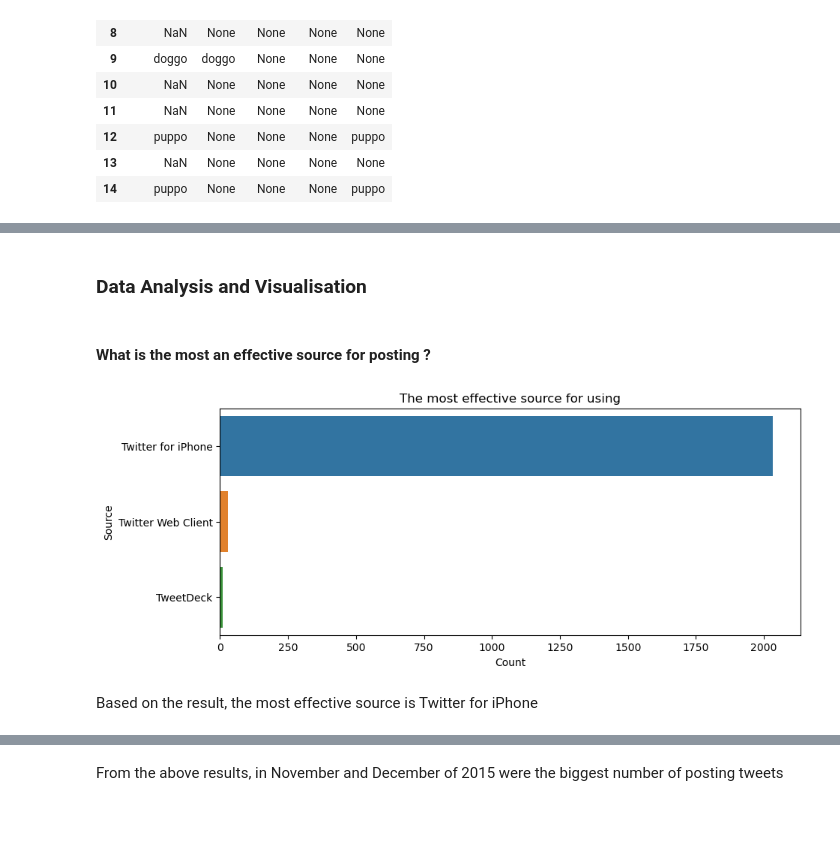
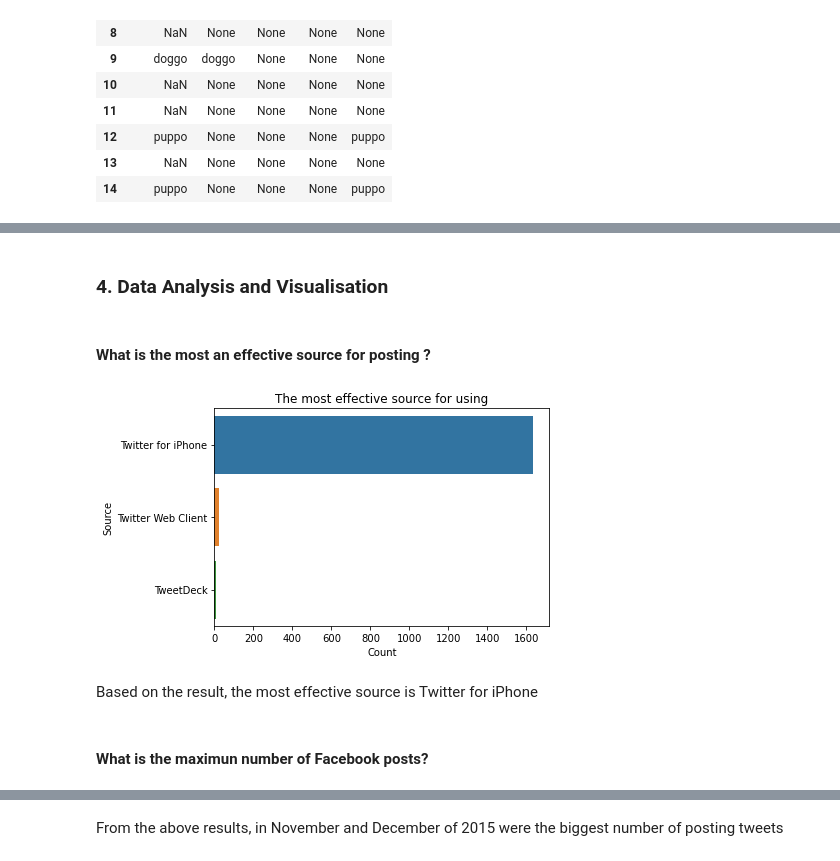
Before and after one commit to HPashchenko/Wrangle_and_Analyze_Data, a Jupyter notebook: wrangle_act.ipynb, the cells around one changed output, grey strips where cells are left out. Cells and saved outputs as stored; diff of their text form; code cells hidden in the pictures; blank space fills up the shorter version.

```diff
--- a/wrangle_act.ipynb
+++ b/wrangle_act.ipynb
@@ -433,3 +457,6 @@ There are many columns in this dataframe making it hard to read, and some will n
 # %%
+df_twitter_archive_clean = df_twitter_archive_clean[df_twitter_archive_clean['in_reply_to_status_id'].isnull()]
+df_twitter_archive_clean = df_twitter_archive_clean[df_twitter_archive_clean['retweeted_status_id'].isnull()]
+df_twitter_archive_clean = df_twitter_archive_clean[df_twitter_archive_clean['retweeted_status_timestamp'].isnull()]
 df_twitter_archive_clean.drop(['in_reply_to_status_id', 'in_reply_to_user_id', 'retweeted_status_id',
-                      'retweeted_status_user_id', 'retweeted_status_timestamp', 'expanded_urls'], axis=1, inplace=True)
+                               'retweeted_status_user_id', 'retweeted_status_timestamp', 'expanded_urls'], axis=1, inplace=True)
@@ -617,10 +724,6 @@ Rename non-descriptive columns
 # %%
-df_images_clean = df_images_clean.rename(columns={'p1': 'first_prediction',
-                                                  'p1_conf': 'first_pred_conf',
-                                                  'p2': 'second_prediction',
-                                                  'p2_conf': 'second_pred_conf',
-                                                  'p3': 'third_prediction',
-                                                  'p3_conf': 'third_pred_conf',
-                                                  'p1_dog': 'dog_first_pred',
-                                                  'p2_dog': 'dog_second_pred',
-                                                  'p3_dog': 'dog_third_pred'})
+df_images_clean = df_images_clean.drop(['img_num', 'p1',
+                                        'p1_conf', 'p1_dog',
+                                        'p2', 'p2_conf',
+                                        'p2_dog', 'p3',
+                                        'p3_conf', 'p3_dog'], 1)
@@ -636,12 +736,7 @@ df_images_clean.head()
 # %%
 twitter_archive_final = pd.merge(df_twitter_archive_clean,
                                  df_images_clean.loc[:,
-                                                     ['tweet_id','jpg_url',
-                                                      'img_num', 'first_prediction',
-                                                      'first_pred_conf', 'dog_first_pred',
-                                                      'second_prediction', 'second_pred_conf',
-                                                      'dog_second_pred', 'third_prediction',
-                                                      'third_pred_conf', 'dog_third_pred']],
+                                                     ['tweet_id','jpg_url', 'dog_type', 'confidence_list']],
                                  on='tweet_id', how='inner')
 # %%
 twitter_archive_final.info()
@@ -679,19 +773,21 @@ twitter_archive_final.to_csv('twitter_archive_final.csv')
 # %% [markdown]
-### Data Analysis and Visualisation
+### 4. Data Analysis and Visualisation
 # %% [markdown]
 #### What is the most an effective source for posting ?
 # %%
 #plot a bar chart where we can see the most effective source for using
-plt.figure(figsize = (10,4), dpi = 100)
+plt.figure
 sns.barplot(x = twitter_archive_final['source'].value_counts().values,
             y = twitter_archive_final['source'].value_counts().index);
 plt.title('The most effective source for using', fontsize = 12)
 plt.xlabel('Count');
 plt.ylabel('Source');
 # %% [output]
-[figure, old version]
+[figure, new version]
 # %% [markdown]
 Based on the result, the most effective source is Twitter for iPhone
+# %% [markdown]
+#### What is the maximun number of Facebook posts?
 # %%
 # let's check how many tweets have been posted per month
 post_per_month = twitter_archive_final.groupby(['Month', 'Year'],
```
Also changed, not shown: parts of 70 cells of this notebook, 23 other files.
